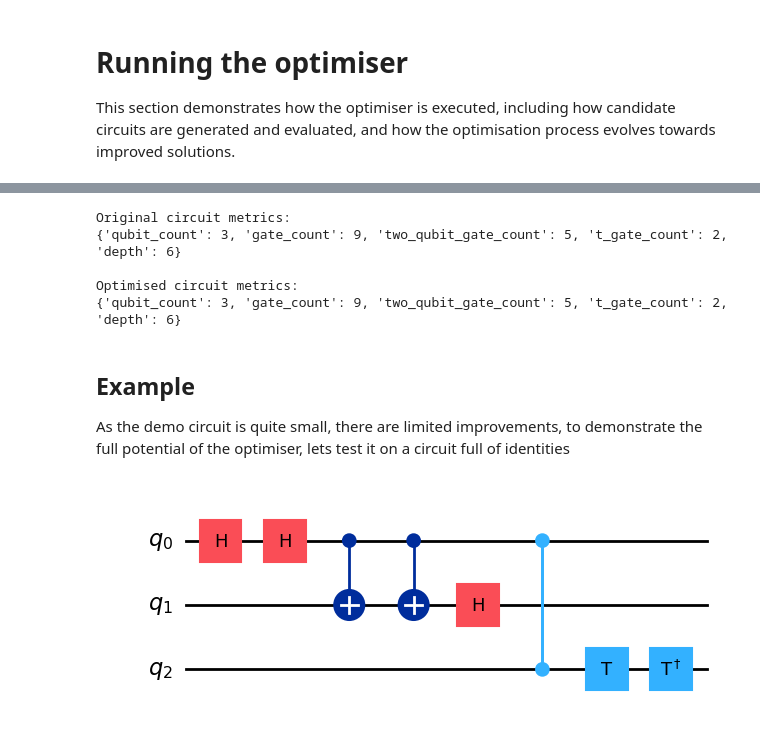
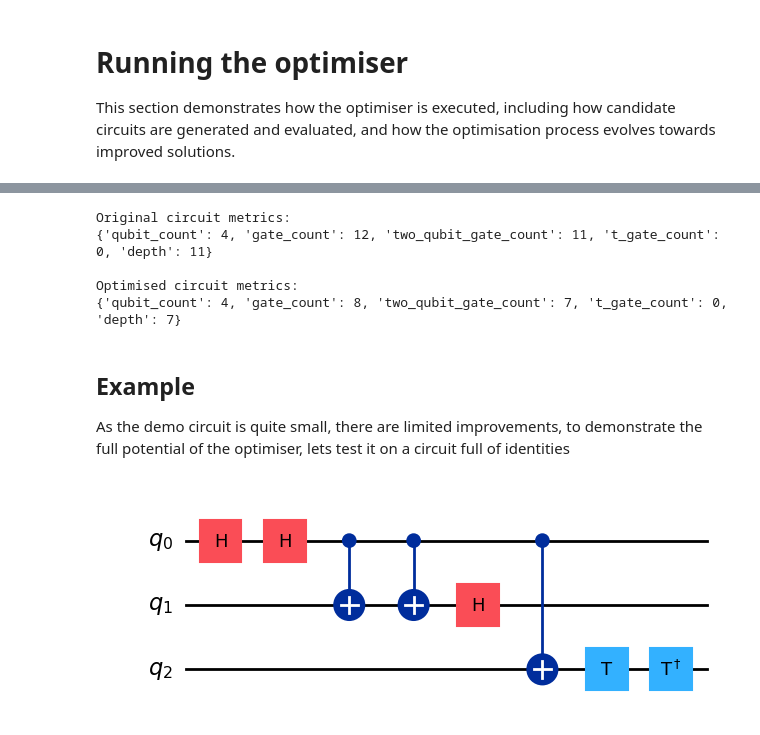
Before and after one commit to Sanj224/quantum-circuit-optimiser, a Jupyter notebook: notebooks/Documentation/documentation.ipynb, the cells around one changed output, grey strips where cells are left out. Drawn from its saved outputs; the diff is of its cells as text; code cells hidden in the pictures.

```diff
--- a/notebooks/Documentation/documentation.ipynb
+++ b/notebooks/Documentation/documentation.ipynb
@@ -242,6 +256,6 @@ best_circuit.draw("mpl")
 # %%
 #Lets compare the metrics to the original circuit after mapping it naively to the hardware
-qc = line_hardware.make_compatible(qc)
+qc = line_hardware.make_compatible(qc_hw)
 original_metrics = get_circuit_metrics(qc)
 optimised_metrics = get_circuit_metrics(best_circuit)
 
@@ -252,32 +266,32 @@ print("\nOptimised circuit metrics:")
 print(optimised_metrics)
 # %% [output]
 Original circuit metrics:
-{'qubit_count': 3, 'gate_count': 9, 'two_qubit_gate_count': 5, 't_gate_count': 2, 'depth': 6}
+{'qubit_count': 4, 'gate_count': 12, 'two_qubit_gate_count': 11, 't_gate_count': 0, 'depth': 11}
 
 Optimised circuit metrics:
-{'qubit_count': 3, 'gate_count': 9, 'two_qubit_gate_count': 5, 't_gate_count': 2, 'depth': 6}
+{'qubit_count': 4, 'gate_count': 8, 'two_qubit_gate_count': 7, 't_gate_count': 0, 'depth': 7}
 # %% [markdown]
 ## Example
 As the demo circuit is quite small, there are limited improvements, to demonstrate the full potential of the optimiser, lets test it on a circuit full of identities
 # %%
 # Cancels: H followed by H
 qc_demo = QuantumCircuit(3)
 
 qc_demo.h(0)
 qc_demo.h(0)
 
 # Cancels: repeated CNOT on same pair
 qc_demo.cx(0, 1)
 qc_demo.cx(0, 1)
 
 qc_demo.h(1)
-qc_demo.cz(0,2)
+qc_demo.cx(0,2)
 # Cancels: T followed by Tdg
 qc_demo.t(2)
 qc_demo.tdg(2)
 qc_demo.draw("mpl")
 # %% [output]
-[figure, old version]
+[figure, new version]
 # %%
 # Run the optimiser
 best_circuit, best_diagram, best_cost, history = anneal.simulated_annealing_zx(
```
Also changed, not shown: parts of 7 cells of this notebook, 3 other files.
